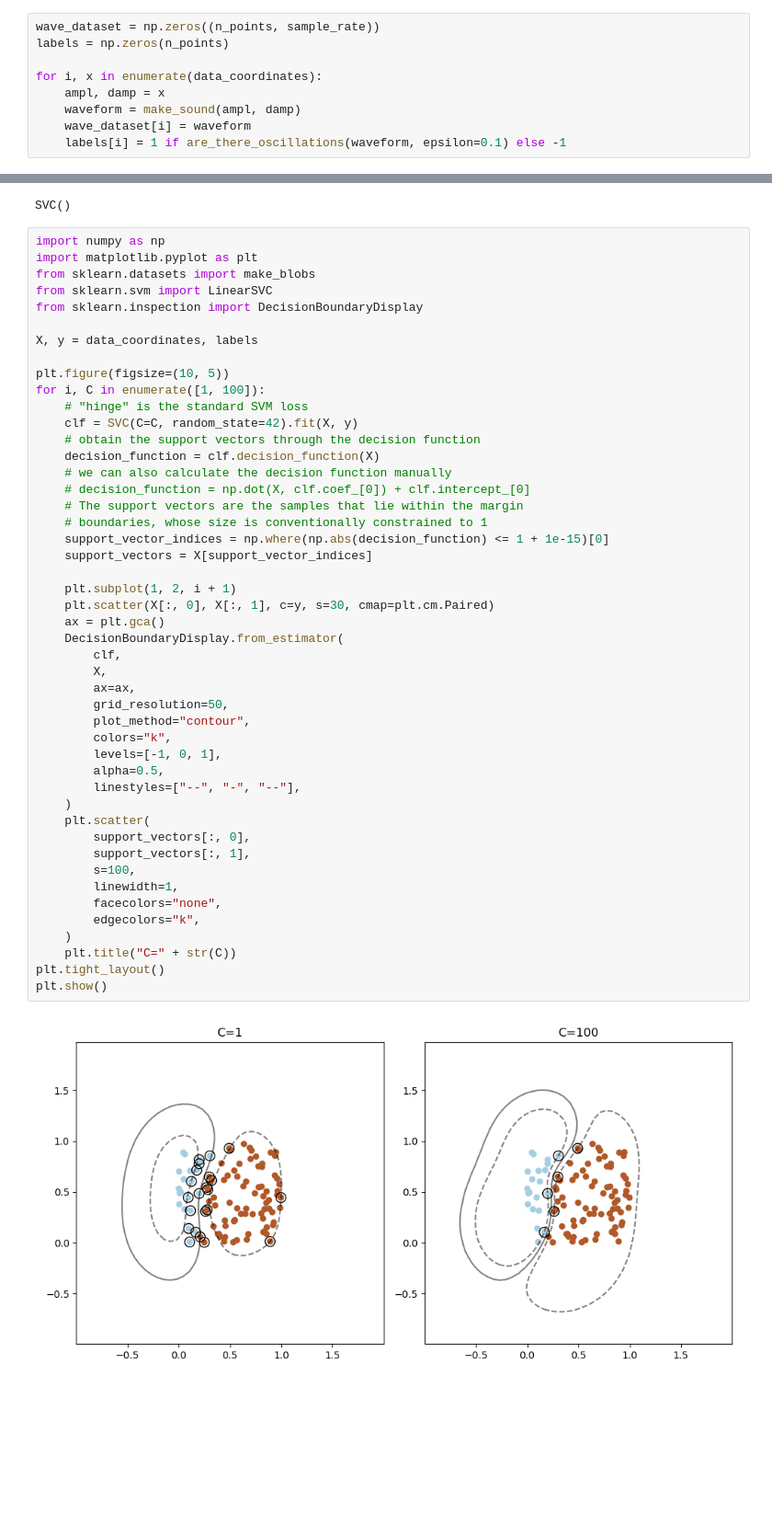
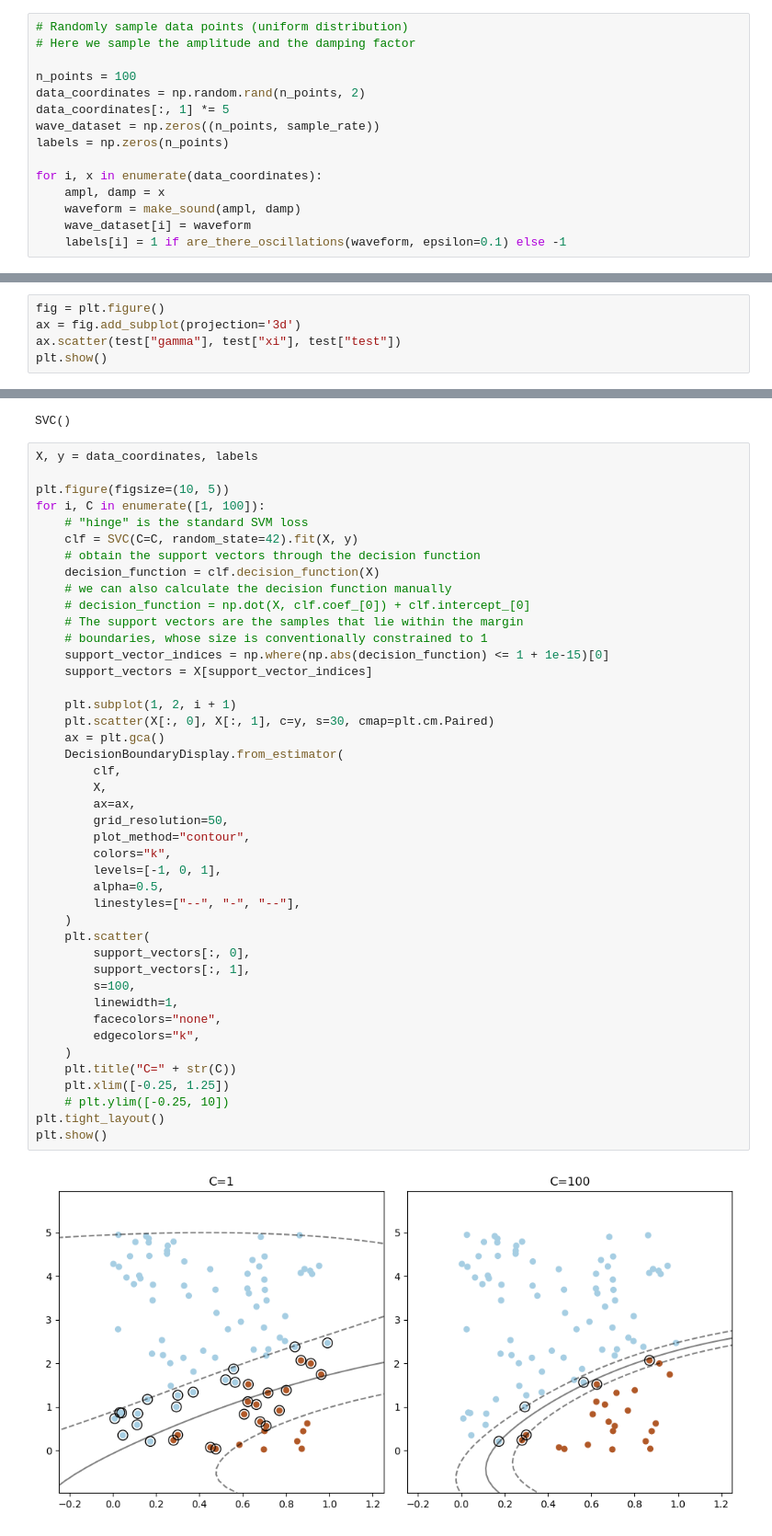
Before and after one commit to ClementineBerger/Auto-oscillations, a Jupyter notebook: mapping.ipynb, the cells around one changed output, grey strips where cells are left out. Shown: that part at 92% size. Cells and saved outputs as stored; diff of their text form; blank space fills up the shorter version.

Commit message:
Add test on physical model, Initial DOE

```diff
--- a/mapping.ipynb
+++ b/mapping.ipynb
@@ -57,4 +53,10 @@ data_coordinates = np.random.rand(n_points, 2)
 # %%
+# Randomly sample data points (uniform distribution)
+# Here we sample the amplitude and the damping factor
+
+n_points = 100
+data_coordinates = np.random.rand(n_points, 2)
+data_coordinates[:, 1] *= 5
 wave_dataset = np.zeros((n_points, sample_rate))
 labels = np.zeros(n_points)
 
@@ -71,0 +85,5 @@ plt.show()
+# %%
+fig = plt.figure()
+ax = fig.add_subplot(projection='3d')
+ax.scatter(test["gamma"], test["xi"], test["test"])
+plt.show()
@@ -80,12 +100,6 @@ model.fit(data_coordinates, labels)
 # %% [output]
 SVC()
 # %%
-import numpy as np
-import matplotlib.pyplot as plt
-from sklearn.datasets import make_blobs
-from sklearn.svm import LinearSVC
-from sklearn.inspection import DecisionBoundaryDisplay
-
 X, y = data_coordinates, labels
 
 plt.figure(figsize=(10, 5))
@@ -100,31 +114,33 @@ for i, C in enumerate([1, 100]):
     # boundaries, whose size is conventionally constrained to 1
     support_vector_indices = np.where(np.abs(decision_function) <= 1 + 1e-15)[0]
     support_vectors = X[support_vector_indices]
 
     plt.subplot(1, 2, i + 1)
     plt.scatter(X[:, 0], X[:, 1], c=y, s=30, cmap=plt.cm.Paired)
     ax = plt.gca()
     DecisionBoundaryDisplay.from_estimator(
         clf,
         X,
         ax=ax,
         grid_resolution=50,
         plot_method="contour",
         colors="k",
         levels=[-1, 0, 1],
         alpha=0.5,
         linestyles=["--", "-", "--"],
     )
     plt.scatter(
         support_vectors[:, 0],
         support_vectors[:, 1],
         s=100,
         linewidth=1,
         facecolors="none",
         edgecolors="k",
     )
     plt.title("C=" + str(C))
+    plt.xlim([-0.25, 1.25])
+    # plt.ylim([-0.25, 10])
 plt.tight_layout()
 plt.show()
 # %% [output]
-[figure, old version]
+[figure, new version]
```
Also changed, not shown: parts of 15 cells of this notebook.
